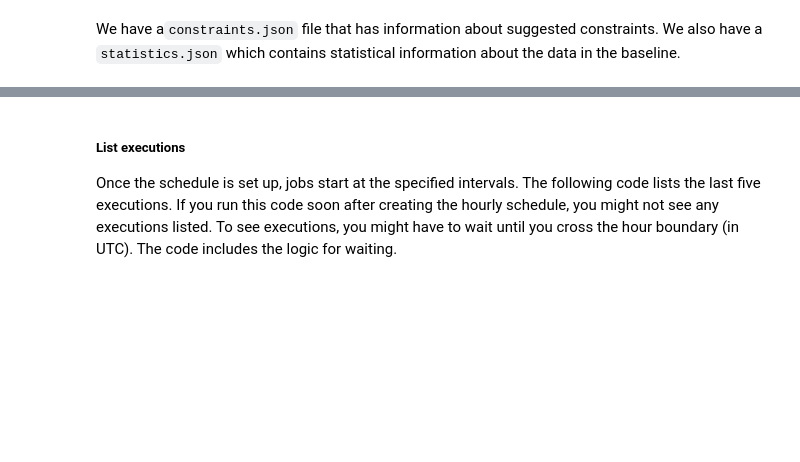
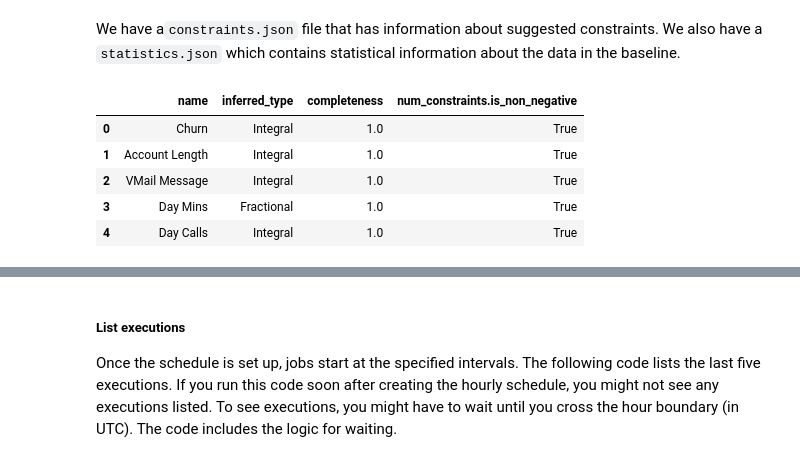
Before and after one commit to lpatruno/sagemaker-workshop-420, a Jupyter notebook: notebooks/05_day2_model_monitor.ipynb, the cells around one changed output, grey strips where cells are left out. Drawn from its saved outputs; the diff is of its cells as text; code cells hidden in the pictures; blank space fills up the shorter version.

```diff
--- a/notebooks/05_day2_model_monitor.ipynb
+++ b/notebooks/05_day2_model_monitor.ipynb
@@ -226,5 +264,15 @@ S3Downloader.list(f"s3://{BUCKET}/{baseline_results_prefix}")
 # %% [markdown]
 We have a`constraints.json` file that has information about suggested constraints. We also have a `statistics.json` which contains statistical information about the data in the baseline.
+# %%
+constraints_df = pd.io.json.json_normalize(baseline_job.suggested_constraints().body_dict["features"])
+constraints_df.head(5)
+# %% [output]
+|  | name | inferred_type | completeness | num_constraints.is_non_negative |
+| 0 | Churn | Integral | 1.0 | True |
+| 1 | Account Length | Integral | 1.0 | True |
+| 2 | VMail Message | Integral | 1.0 | True |
+| 3 | Day Mins | Fractional | 1.0 | True |
+| 4 | Day Calls | Integral | 1.0 | True |
 # %%
 baseline_job = my_default_monitor.latest_baselining_job
 schema_df = pd.io.json.json_normalize(baseline_job.baseline_statistics().body_dict["features"])
```
Also changed, not shown: parts of 47 cells of this notebook, 1 other file.
